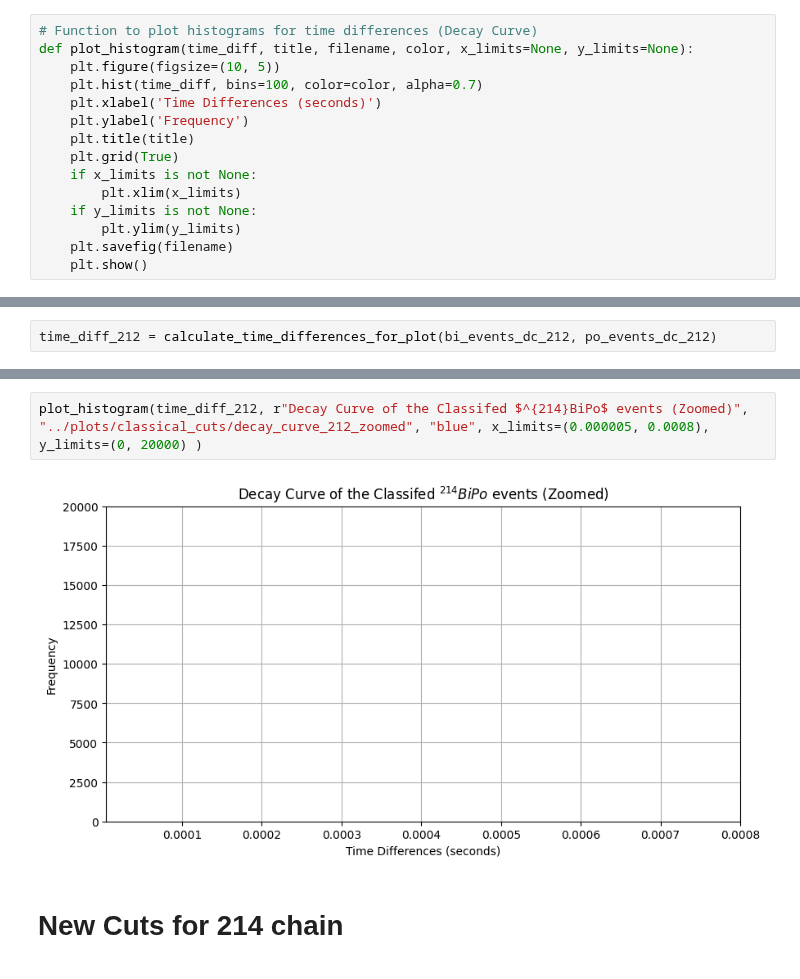
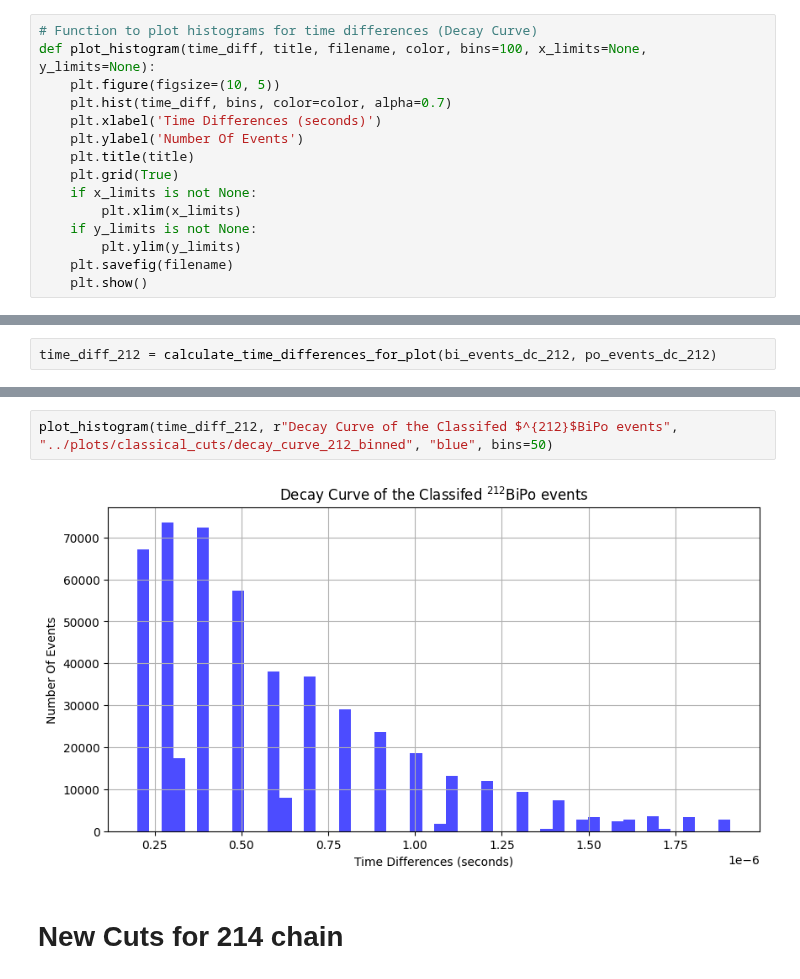
Before and after one commit to anuragxorma/BiPoClassification, a Jupyter notebook: classical_cuts/cuts_classical_and_optimized.ipynb, the cells around one changed output, grey strips where cells are left out. Cells and saved outputs as stored; diff of their text form.

Commit message:
Fixed Notations for the cut plots

```diff
--- a/classical_cuts/cuts_classical_and_optimized.ipynb
+++ b/classical_cuts/cuts_classical_and_optimized.ipynb
@@ -208,11 +208,11 @@ def calculate_time_differences_for_plot(bi_events, po_events):
     return time_diffs
 # %%
 # Function to plot histograms for time differences (Decay Curve)
-def plot_histogram(time_diff, title, filename, color, x_limits=None, y_limits=None):
+def plot_histogram(time_diff, title, filename, color, bins=100, x_limits=None, y_limits=None):
     plt.figure(figsize=(10, 5))
-    plt.hist(time_diff, bins=100, color=color, alpha=0.7)
+    plt.hist(time_diff, bins, color=color, alpha=0.7)
     plt.xlabel('Time Differences (seconds)')
-    plt.ylabel('Frequency')
+    plt.ylabel('Number Of Events')
     plt.title(title)
     plt.grid(True)
     if x_limits is not None:
@@ -480,7 +480,7 @@ plot_histogram(time_diff_212, r"Decay Curve of the Classifed $^{212}BiPo$ events
 # %%
-plot_histogram(time_diff_212, r"Decay Curve of the Classifed $^{214}BiPo$ events (Zoomed)", "../plots/classical_cuts/decay_curve_212_zoomed", "blue", x_limits=(0.000005, 0.0008), y_limits=(0, 20000) )
+plot_histogram(time_diff_212, r"Decay Curve of the Classifed $^{212}$BiPo events", "../plots/classical_cuts/decay_curve_212_binned", "blue", bins=50)
 # %% [output]
-[figure, old version]
+[figure, new version]
 # %% [markdown]
 # New Cuts for 214 chain
 # %%
```
Also changed, not shown: parts of 25 cells of this notebook, 20 other files.
